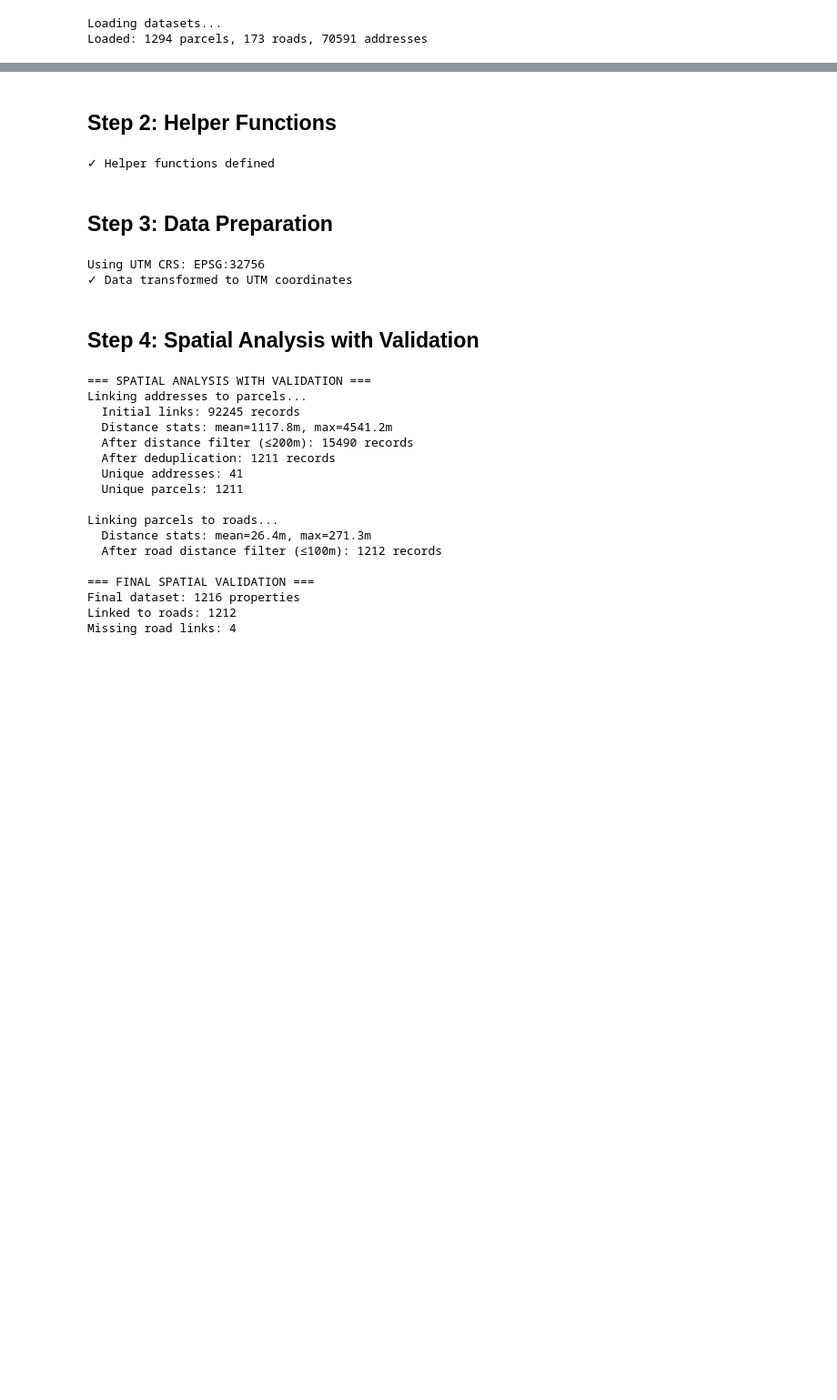
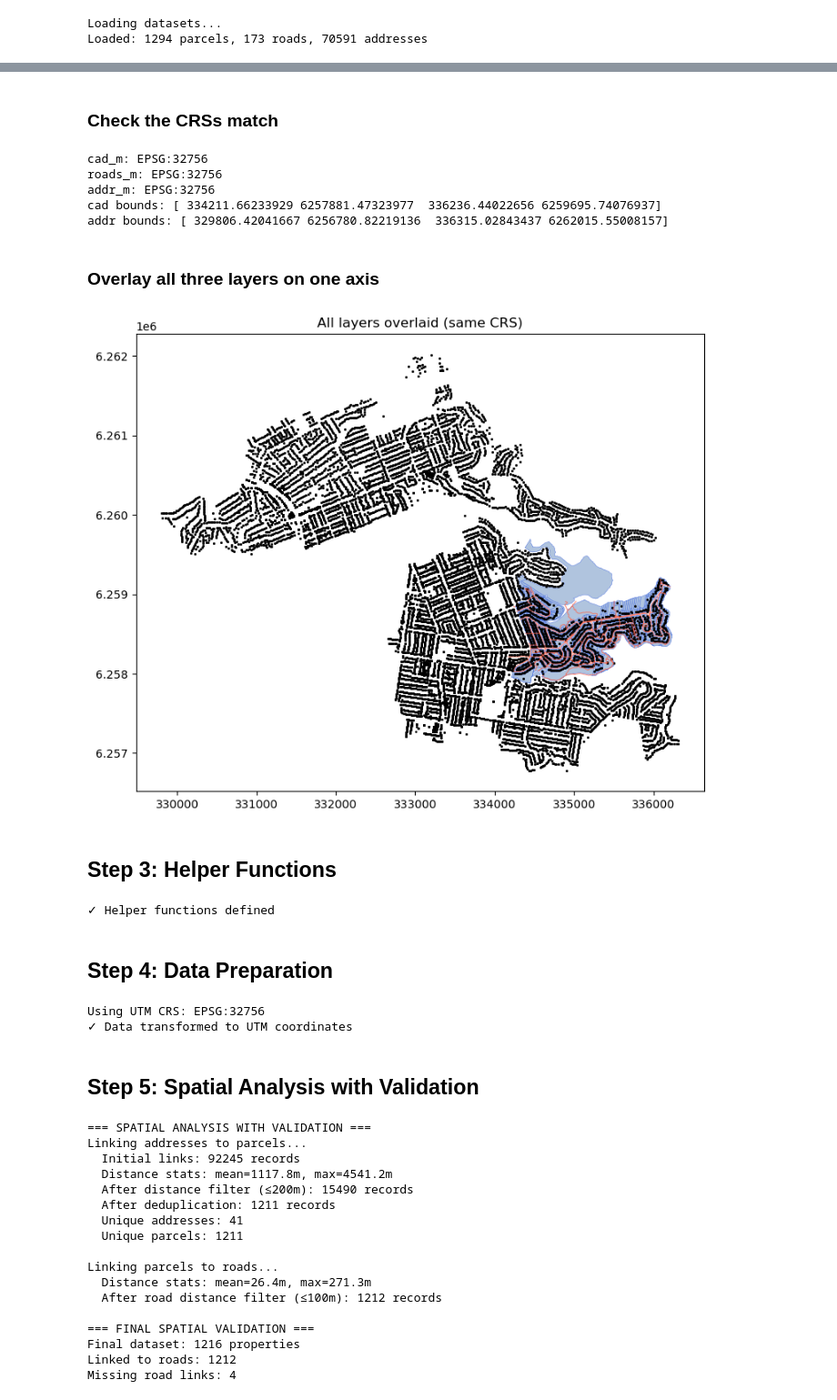
Before and after one commit to truongluan1202/property-orientation-microburbs, a Jupyter notebook: house_orientation_analysis_final.ipynb, the cells around one changed output, grey strips where cells are left out. Shown: that part at 91% size. Drawn from its saved outputs; the diff is of its cells as text; code cells hidden in the pictures; blank space fills up the shorter version.

Commit message:
add visuals

```diff
--- a/house_orientation_analysis_final.ipynb
+++ b/house_orientation_analysis_final.ipynb
@@ -70,5 +237,30 @@ Loaded: 1294 parcels, 173 roads, 70591 addresses
+# %% [markdown]
+### Check the CRSs match
+# %%
+print("cad_m:", cad_m.crs)
+print("roads_m:", roads_m.crs)
+print("addr_m:", addresses_m.crs)
+print("cad bounds:", cad_m.total_bounds)
+print("addr bounds:", addresses_m.total_bounds)
+# %% [output]
+cad_m: EPSG:32756
+roads_m: EPSG:32756
+addr_m: EPSG:32756
+cad bounds: [ 334211.66233929 6257881.47323977  336236.44022656 6259695.74076937]
+addr bounds: [ 329806.42041667 6256780.82219136  336315.02843437 6262015.55008157]
+# %% [markdown]
+### Overlay all three layers on one axis
+# %%
+fig, ax = plt.subplots(figsize=(9, 8))
+cad_m.plot(ax=ax, facecolor="lightsteelblue", edgecolor="royalblue", linewidth=0.3)
+roads_m.plot(ax=ax, color="tomato", linewidth=0.6, alpha=0.9)
+addresses_m.plot(ax=ax, color="black", markersize=1, alpha=0.5)
+ax.set_title("All layers overlaid (same CRS)")
+plt.show()
+# %% [output]
+[figure, added]
 # %% [markdown]
-## Step 2: Helper Functions
+## Step 3: Helper Functions
 # %%
 # Helper functions for orientation calculation
 def extract_polygon_edges(poly):
@@ -118,7 +310,7 @@ print("✓ Helper functions defined")
 # %% [output]
 ✓ Helper functions defined
 # %% [markdown]
-## Step 3: Data Preparation
+## Step 4: Data Preparation
 # %%
 # Create address GeoDataFrame
 addresses = gpd.GeoDataFrame(
@@ -141,7 +333,7 @@ print(f"✓ Data transformed to UTM coordinates")
 Using UTM CRS: EPSG:32756
 ✓ Data transformed to UTM coordinates
 # %% [markdown]
-## Step 4: Spatial Analysis with Validation
+## Step 5: Spatial Analysis with Validation
 # %%
 print("=== SPATIAL ANALYSIS WITH VALIDATION ===")
 
```
Also changed, not shown: parts of 5 cells of this notebook, 3 other files.
